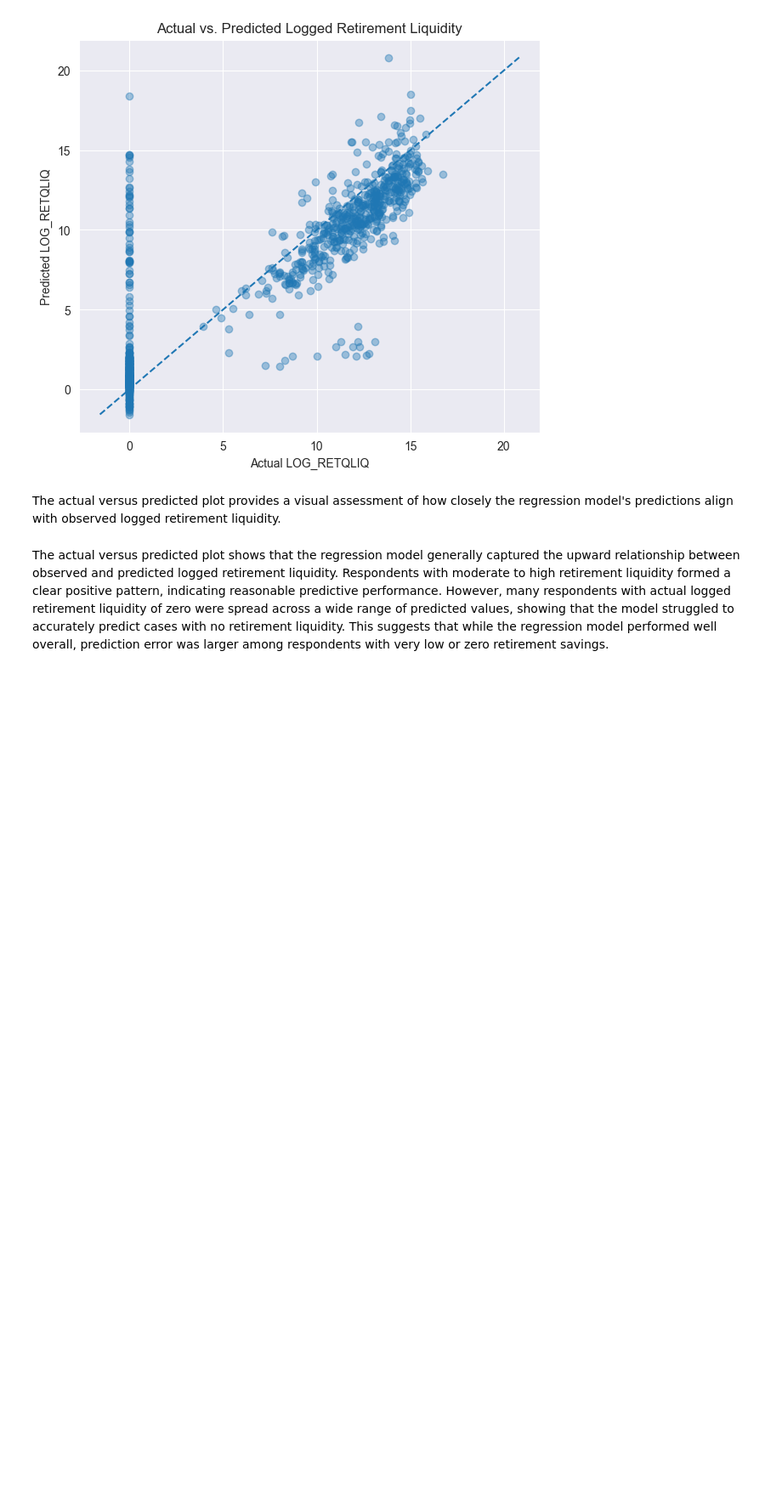
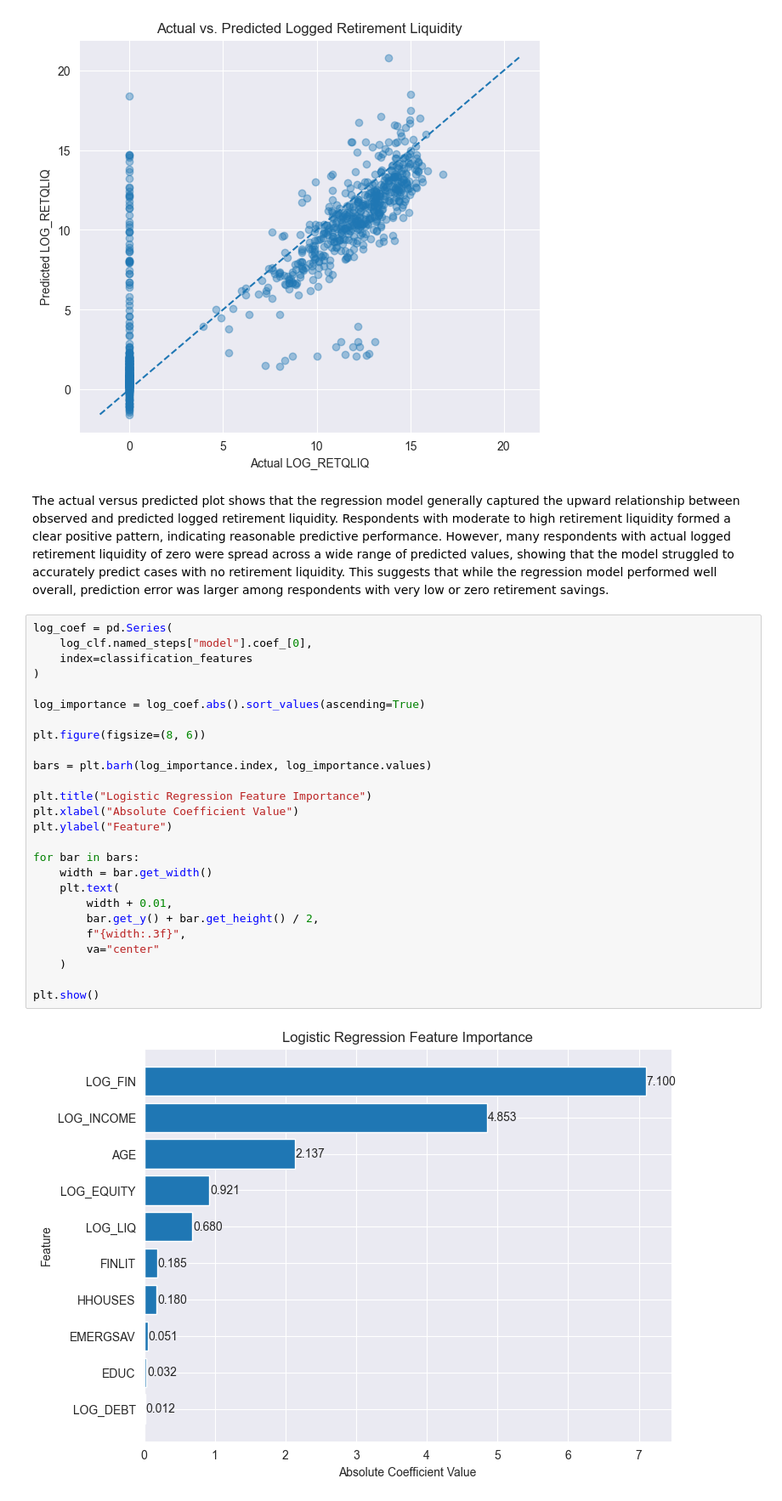
Before and after one commit to jsween/CapstoneProject, a Jupyter notebook: notebooks/04_ML_Models.ipynb, the cells around one changed output. Shown at 85% size. Cells and saved outputs as stored; diff of their text form; blank space fills up the shorter version.

```diff
--- a/notebooks/04_ML_Models.ipynb
+++ b/notebooks/04_ML_Models.ipynb
@@ -798,7 +815,33 @@ plt.ylabel("Predicted LOG_RETQLIQ")
 plt.show()
 # %% [output]
 [figure]
-# %% [markdown]
-The actual versus predicted plot provides a visual assessment of how closely the regression model's predictions align with observed logged retirement liquidity.
 # %% [markdown]
 The actual versus predicted plot shows that the regression model generally captured the upward relationship between observed and predicted logged retirement liquidity. Respondents with moderate to high retirement liquidity formed a clear positive pattern, indicating reasonable predictive performance. However, many respondents with actual logged retirement liquidity of zero were spread across a wide range of predicted values, showing that the model struggled to accurately predict cases with no retirement liquidity. This suggests that while the regression model performed well overall, prediction error was larger among respondents with very low or zero retirement savings.
+# %%
+log_coef = pd.Series(
+    log_clf.named_steps["model"].coef_[0],
+    index=classification_features
+)
+
+log_importance = log_coef.abs().sort_values(ascending=True)
+
+plt.figure(figsize=(8, 6))
+
+bars = plt.barh(log_importance.index, log_importance.values)
+
+plt.title("Logistic Regression Feature Importance")
+plt.xlabel("Absolute Coefficient Value")
+plt.ylabel("Feature")
+
+for bar in bars:
+    width = bar.get_width()
+    plt.text(
+        width + 0.01,
+        bar.get_y() + bar.get_height() / 2,
+        f"{width:.3f}",
+        va="center"
+    )
+
+plt.show()
+# %% [output]
+[figure, added]
```
Also changed, not shown: parts of 16 cells of this notebook.
